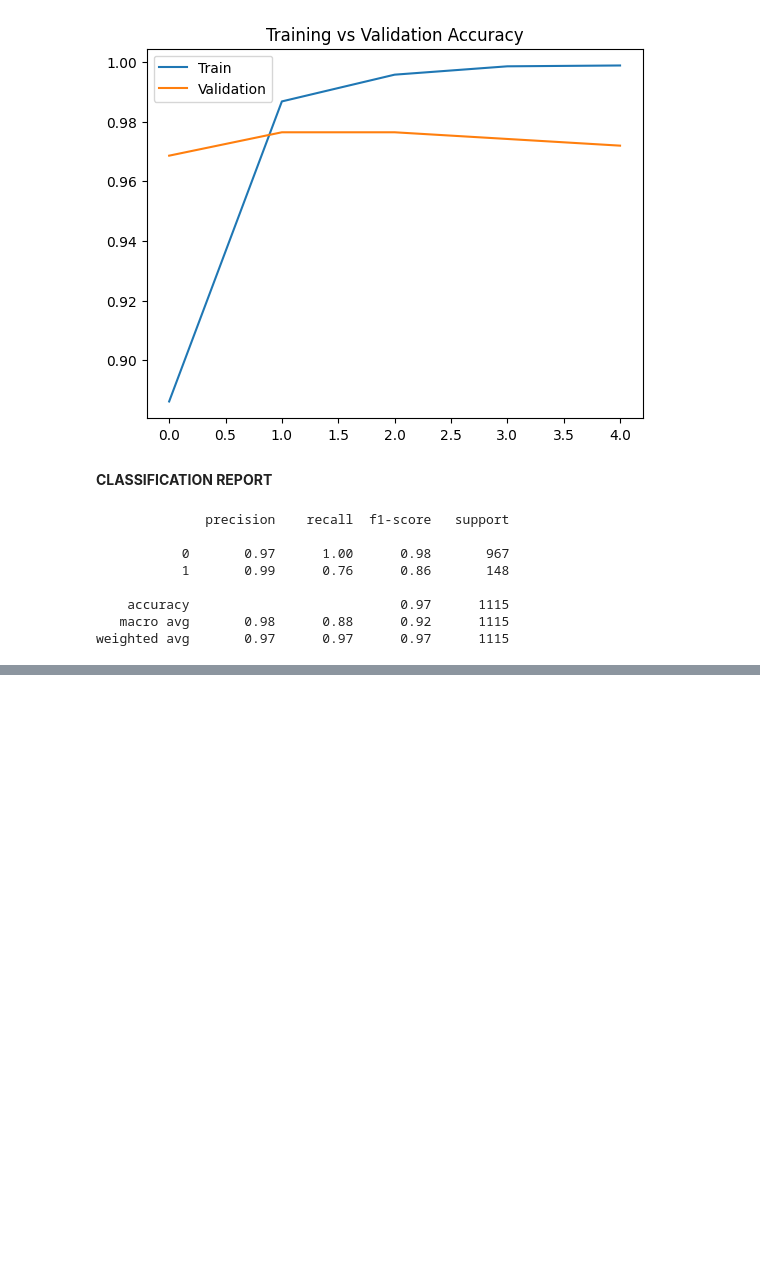
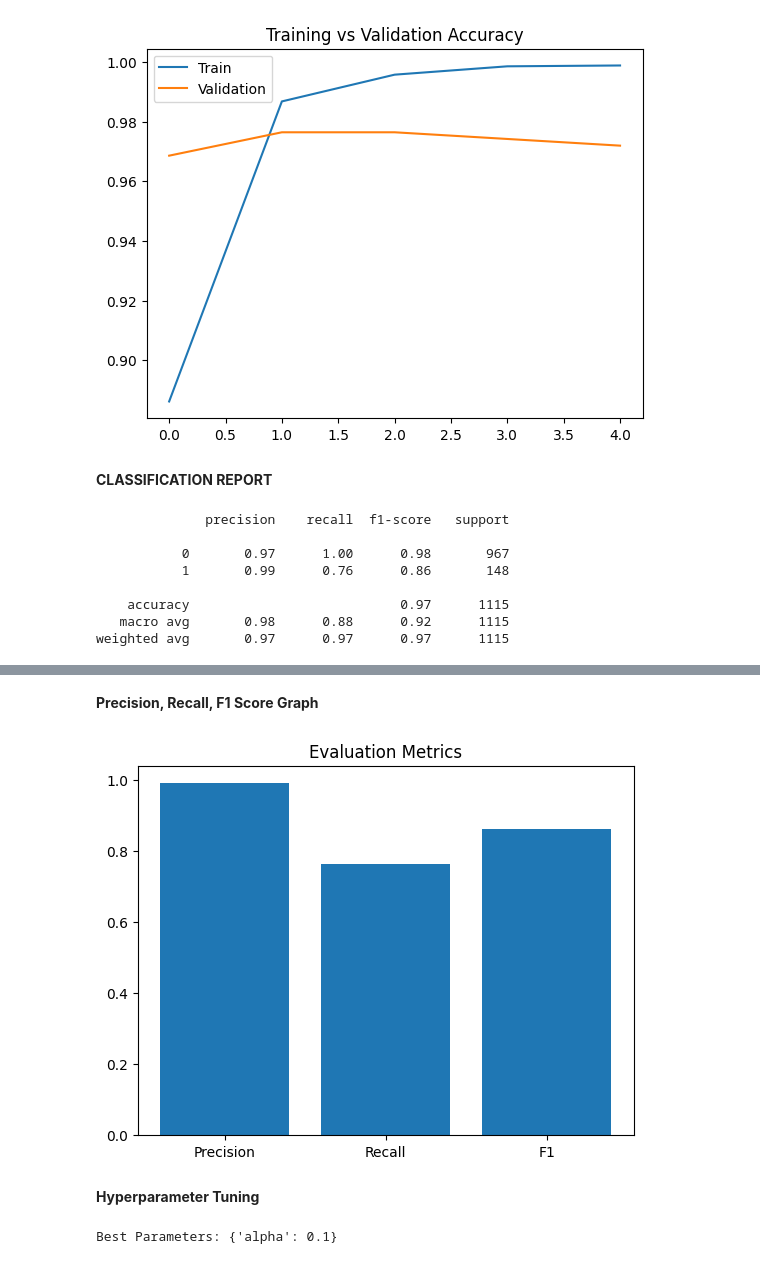
Before and after one commit to Varsha7781/Deep-Learning, a Jupyter notebook: NLP_Assignment.ipynb, the cells around one changed output, grey strips where cells are left out. Saved outputs shown, nothing was run; the diff lists cells and outputs as text; code cells hidden in the pictures; blank space fills up the shorter version.

```diff
--- a/NLP_Assignment.ipynb
+++ b/NLP_Assignment.ipynb
@@ -259,0 +296,30 @@ weighted avg       0.97      0.97      0.97      1115
+# %% [markdown]
+**Precision, Recall, F1 Score Graph**
+# %%
+from sklearn.metrics import precision_score, recall_score, f1_score
+
+precision = precision_score(y_test, y_pred_nb)
+recall = recall_score(y_test, y_pred_nb)
+f1 = f1_score(y_test, y_pred_nb)
+
+metrics = ['Precision', 'Recall', 'F1']
+values = [precision, recall, f1]
+
+plt.bar(metrics, values)
+plt.title("Evaluation Metrics")
+plt.show()
+# %% [output]
+[figure, added]
+# %% [markdown]
+**Hyperparameter Tuning**
+# %%
+from sklearn.model_selection import GridSearchCV
+
+params = {'alpha': [0.1, 0.5, 1.0]}
+
+grid = GridSearchCV(MultinomialNB(), params, cv=5)
+grid.fit(X_train, y_train)
+
+print("Best Parameters:", grid.best_params_)
+# %% [output]
+Best Parameters: {'alpha': 0.1}
```
Also changed, not shown: parts of 7 cells of this notebook.
